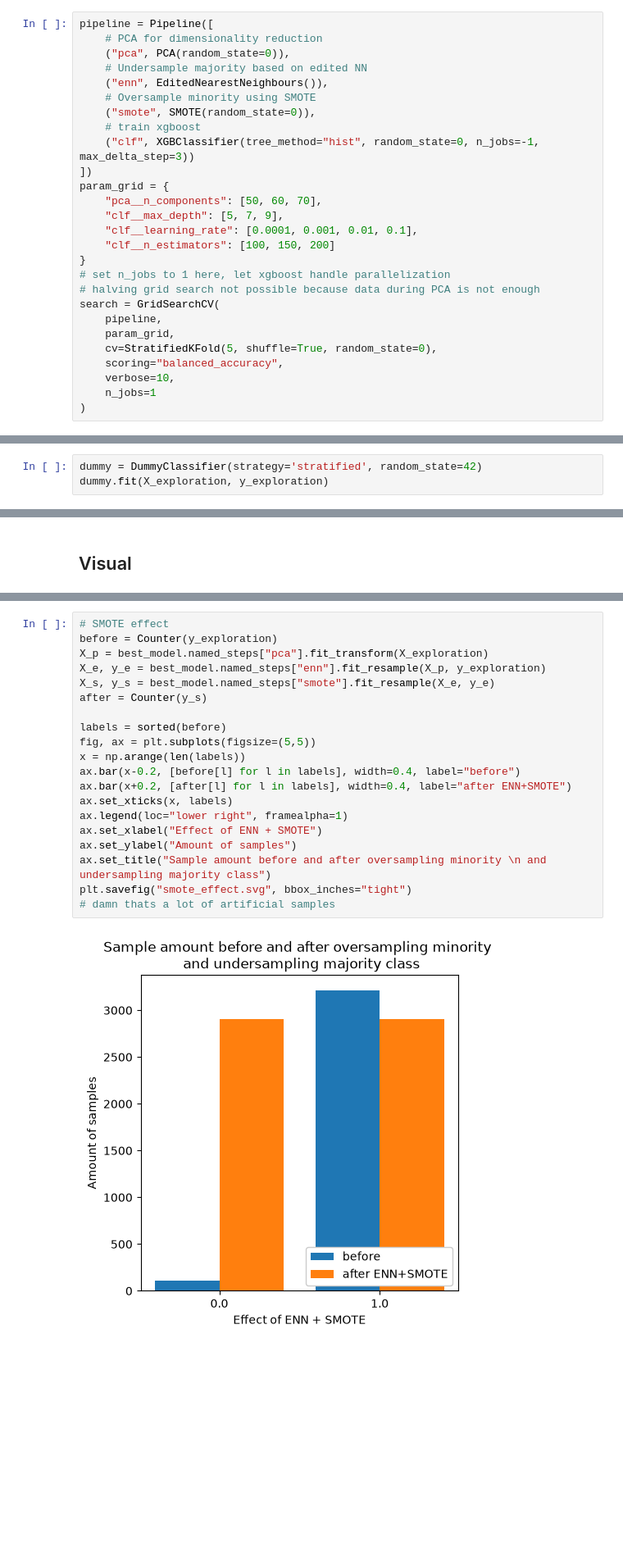
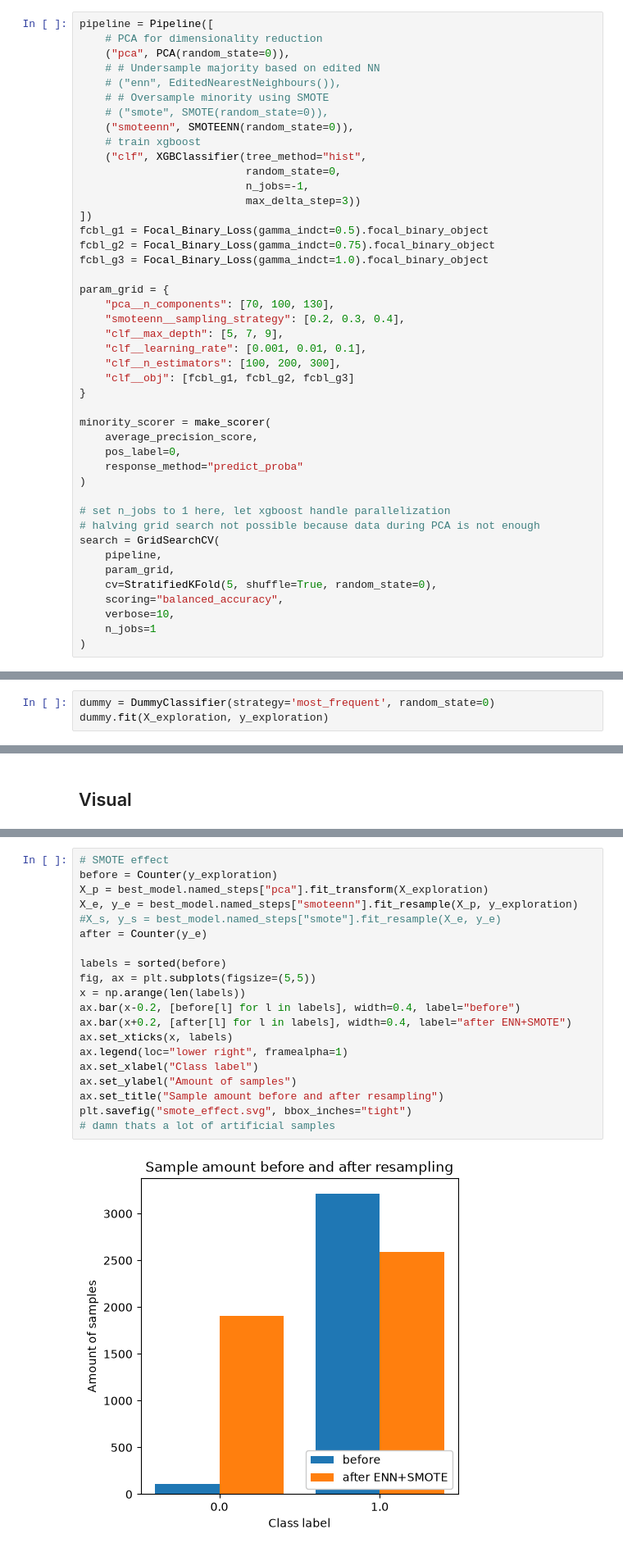
Before and after one commit to ameliehuebner/plastchem-project, a Jupyter notebook: analysis/binary.ipynb, the cells around one changed output, grey strips where cells are left out. Shown at 82% size. Cells and saved outputs as stored; diff of their text form; blank space fills up the shorter version.

```diff
--- a/analysis/binary.ipynb
+++ b/analysis/binary.ipynb
@@ -91,19 +137,36 @@ X_test, X_val, y_test, y_val = train_test_split(X_split, y_split, test_size=0.5,
 pipeline = Pipeline([
     # PCA for dimensionality reduction
     ("pca", PCA(random_state=0)),
-    # Undersample majority based on edited NN
-    ("enn", EditedNearestNeighbours()),
-    # Oversample minority using SMOTE
-    ("smote", SMOTE(random_state=0)),
+    # # Undersample majority based on edited NN
+    # ("enn", EditedNearestNeighbours()),
+    # # Oversample minority using SMOTE
+    # ("smote", SMOTE(random_state=0)),
+    ("smoteenn", SMOTEENN(random_state=0)),
     # train xgboost
-    ("clf", XGBClassifier(tree_method="hist", random_state=0, n_jobs=-1, max_delta_step=3))
+    ("clf", XGBClassifier(tree_method="hist",
+                          random_state=0,
+                          n_jobs=-1,
+                          max_delta_step=3))
 ])
+fcbl_g1 = Focal_Binary_Loss(gamma_indct=0.5).focal_binary_object
+fcbl_g2 = Focal_Binary_Loss(gamma_indct=0.75).focal_binary_object
+fcbl_g3 = Focal_Binary_Loss(gamma_indct=1.0).focal_binary_object
+
 param_grid = {
-    "pca__n_components": [50, 60, 70],
+    "pca__n_components": [70, 100, 130],
+    "smoteenn__sampling_strategy": [0.2, 0.3, 0.4],
     "clf__max_depth": [5, 7, 9],
-    "clf__learning_rate": [0.0001, 0.001, 0.01, 0.1],
-    "clf__n_estimators": [100, 150, 200]
+    "clf__learning_rate": [0.001, 0.01, 0.1],
+    "clf__n_estimators": [100, 200, 300],
+    "clf__obj": [fcbl_g1, fcbl_g2, fcbl_g3]
 }
+
+minority_scorer = make_scorer(
+    average_precision_score,
+    pos_label=0,
+    response_method="predict_proba"
+)
+
 # set n_jobs to 1 here, let xgboost handle parallelization
 # halving grid search not possible because data during PCA is not enough
 search = GridSearchCV(
@@ -200,6 +267,6 @@ print(pca.explained_variance_ratio_.sum())
 # %% [markdown]
 ### Baseline (Dummy Classifier)
 # %%
-dummy = DummyClassifier(strategy='stratified', random_state=42)
+dummy = DummyClassifier(strategy='most_frequent', random_state=0)
 dummy.fit(X_exploration, y_exploration)
 # %% [output]
@@ -266,22 +332,22 @@ plt.savefig("cv_performance.svg", bbox_inches="tight")
 # %%
 # SMOTE effect
 before = Counter(y_exploration)
 X_p = best_model.named_steps["pca"].fit_transform(X_exploration)
-X_e, y_e = best_model.named_steps["enn"].fit_resample(X_p, y_exploration)
-X_s, y_s = best_model.named_steps["smote"].fit_resample(X_e, y_e)
-after = Counter(y_s)
+X_e, y_e = best_model.named_steps["smoteenn"].fit_resample(X_p, y_exploration)
+#X_s, y_s = best_model.named_steps["smote"].fit_resample(X_e, y_e)
+after = Counter(y_e)
 
 labels = sorted(before)
 fig, ax = plt.subplots(figsize=(5,5))
 x = np.arange(len(labels))
 ax.bar(x-0.2, [before[l] for l in labels], width=0.4, label="before")
 ax.bar(x+0.2, [after[l] for l in labels], width=0.4, label="after ENN+SMOTE")
 ax.set_xticks(x, labels)
 ax.legend(loc="lower right", framealpha=1)
-ax.set_xlabel("Effect of ENN + SMOTE")
+ax.set_xlabel("Class label")
 ax.set_ylabel("Amount of samples")
-ax.set_title("Sample amount before and after oversampling minority \n and undersampling majority class")
+ax.set_title("Sample amount before and after resampling")
 plt.savefig("smote_effect.svg", bbox_inches="tight")
 # damn thats a lot of artificial samples
 # %% [output]
-[figure, old version]
+[figure, new version]
```
Also changed, not shown: parts of 15 cells of this notebook, 3 other files.
